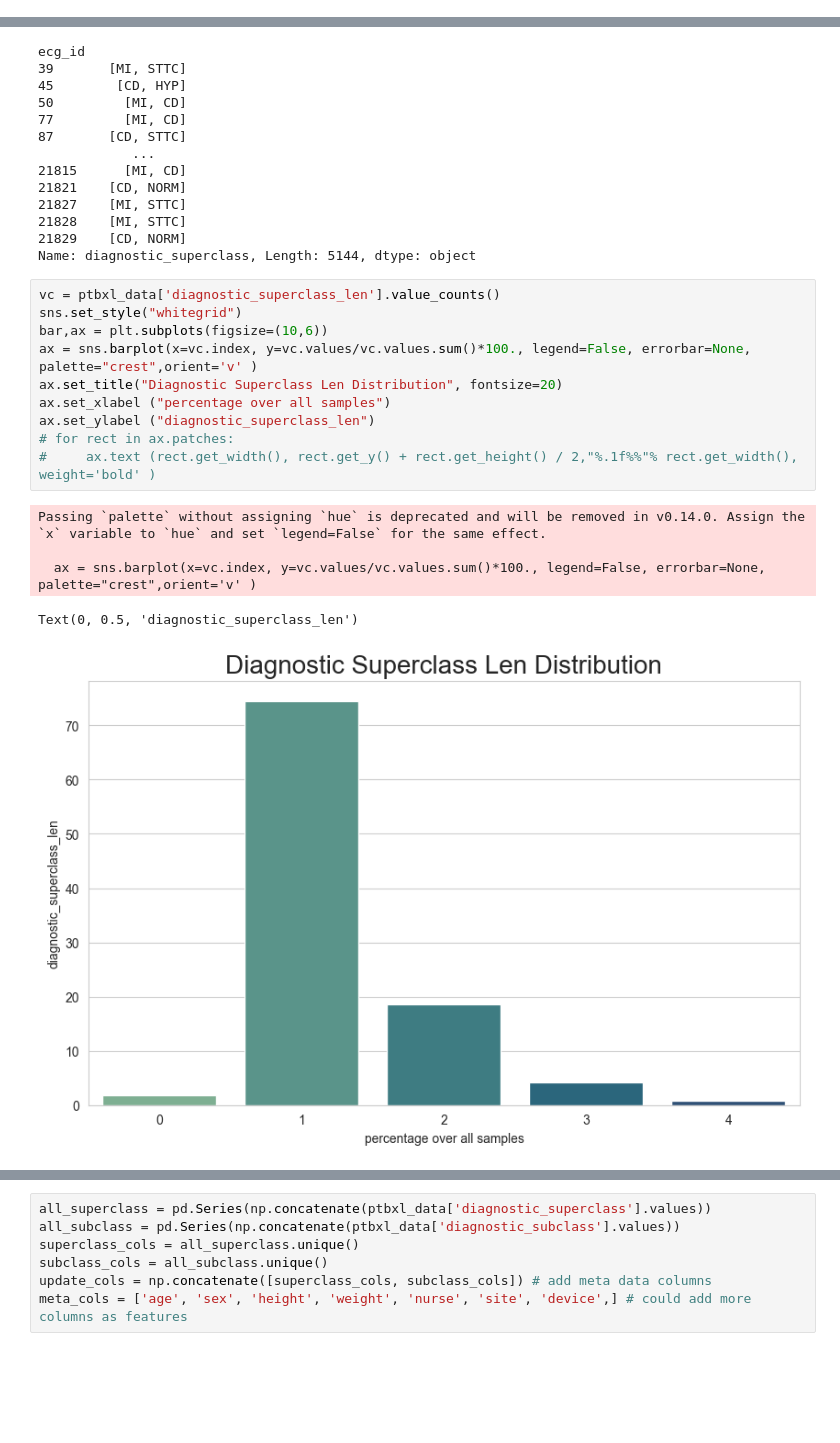
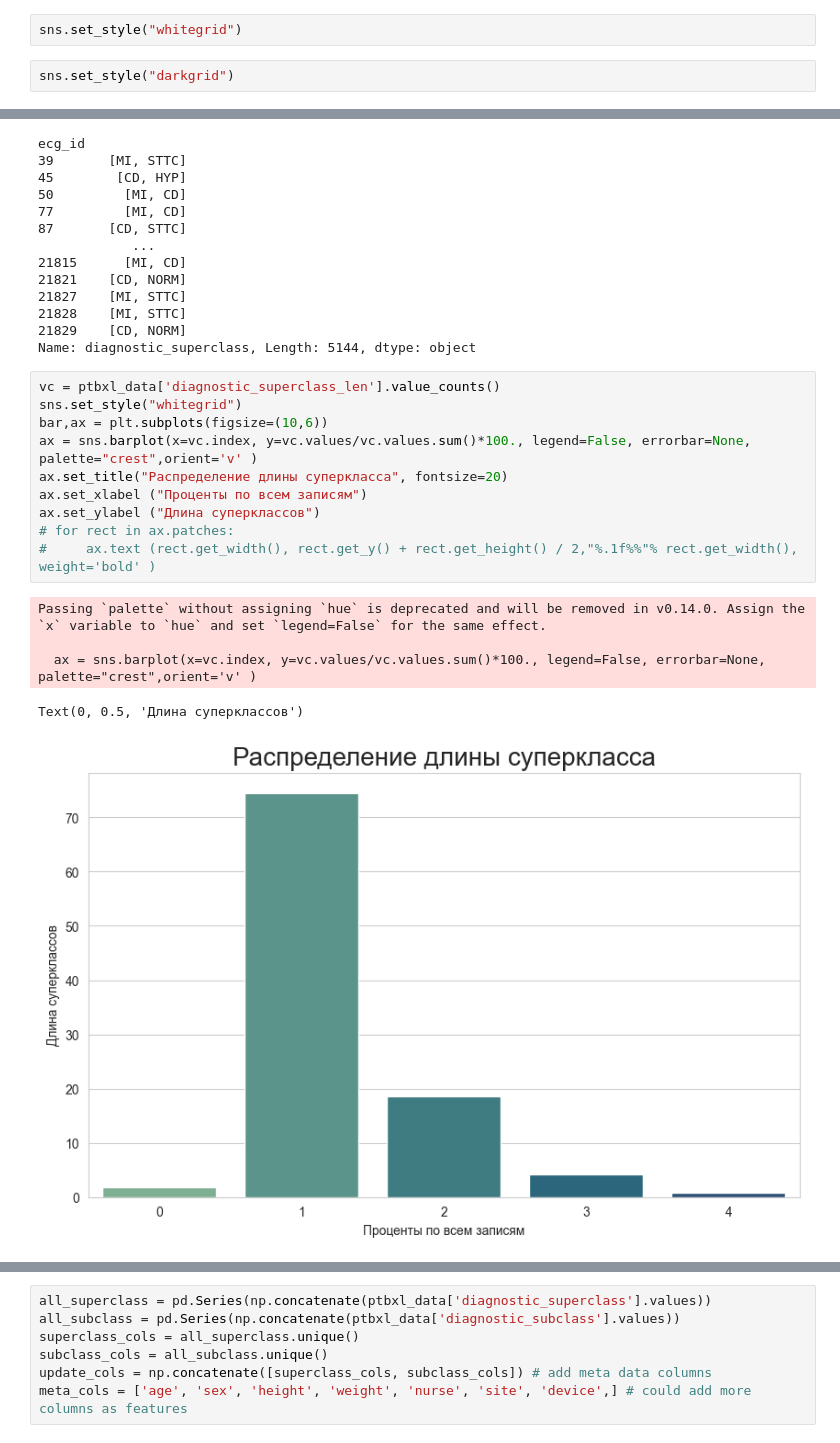
Before and after one commit to spark71/ecg-service, a Jupyter notebook: eda/data_eda.ipynb, the cells around one changed output, grey strips where cells are left out. Saved outputs shown, nothing was run; the diff lists cells and outputs as text; blank space fills up the shorter version.

```diff
--- a/eda/data_eda.ipynb
+++ b/eda/data_eda.ipynb
@@ -15,6 +15,10 @@ from app.ecg.ecg import Datasets, EcgSignal
 
 - ptbxl_data - общий набор данных со ссылками на записи экг
 - ptbxl_scp_statements - набор данных с описанием диагнозов
+# %%
+sns.set_style("whitegrid")
+# %%
+sns.set_style("darkgrid")
 # %%
 ptbxl_data = pd.read_csv(Datasets.ptbxl.path, index_col=0)
 ptbxl_statements = pd.read_csv(Datasets.ptbxl_scp_statements.path, index_col=0)
@@ -348,19 +352,19 @@ Name: diagnostic_superclass, Length: 5144, dtype: object
 # %%
 vc = ptbxl_data['diagnostic_superclass_len'].value_counts()
 sns.set_style("whitegrid")
 bar,ax = plt.subplots(figsize=(10,6))
 ax = sns.barplot(x=vc.index, y=vc.values/vc.values.sum()*100., legend=False, errorbar=None, palette="crest",orient='v' )
-ax.set_title("Diagnostic Superclass Len Distribution", fontsize=20)
-ax.set_xlabel ("percentage over all samples")
-ax.set_ylabel ("diagnostic_superclass_len")
+ax.set_title("Распределение длины суперкласса", fontsize=20)
+ax.set_xlabel ("Проценты по всем записям")
+ax.set_ylabel ("Длина суперклассов")
 # for rect in ax.patches:
 #     ax.text (rect.get_width(), rect.get_y() + rect.get_height() / 2,"%.1f%%"% rect.get_width(), weight='bold' )
 # %% [output]
 Passing `palette` without assigning `hue` is deprecated and will be removed in v0.14.0. Assign the `x` variable to `hue` and set `legend=False` for the same effect.
 
   ax = sns.barplot(x=vc.index, y=vc.values/vc.values.sum()*100., legend=False, errorbar=None, palette="crest",orient='v' )
-Text(0, 0.5, 'diagnostic_superclass_len')
+Text(0, 0.5, 'Длина суперклассов')
-[figure, old version]
+[figure, new version]
 # %%
 def aggregate_subclass_diagnostic(y_dic):
     tmp = []
```
Also changed, not shown: parts of 13 cells of this notebook, 1 other file.
